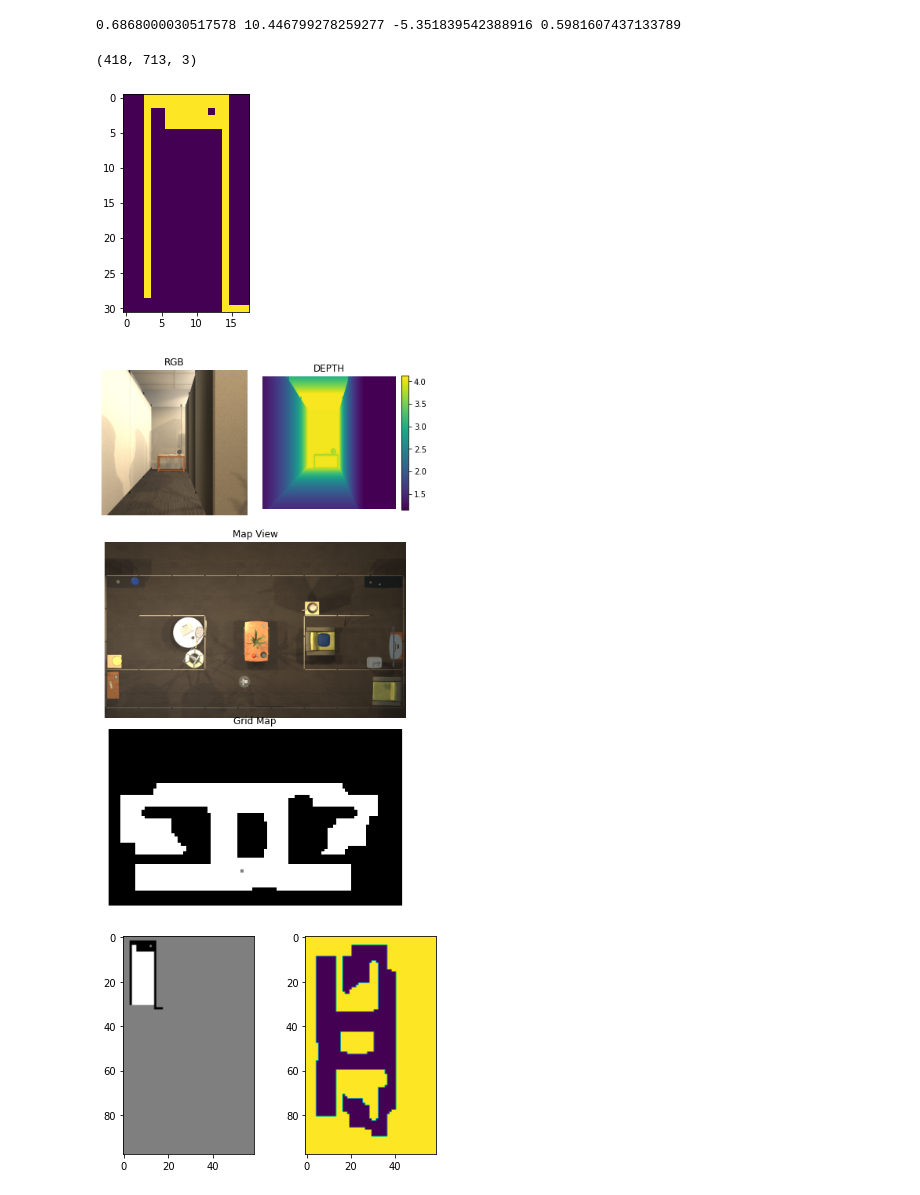
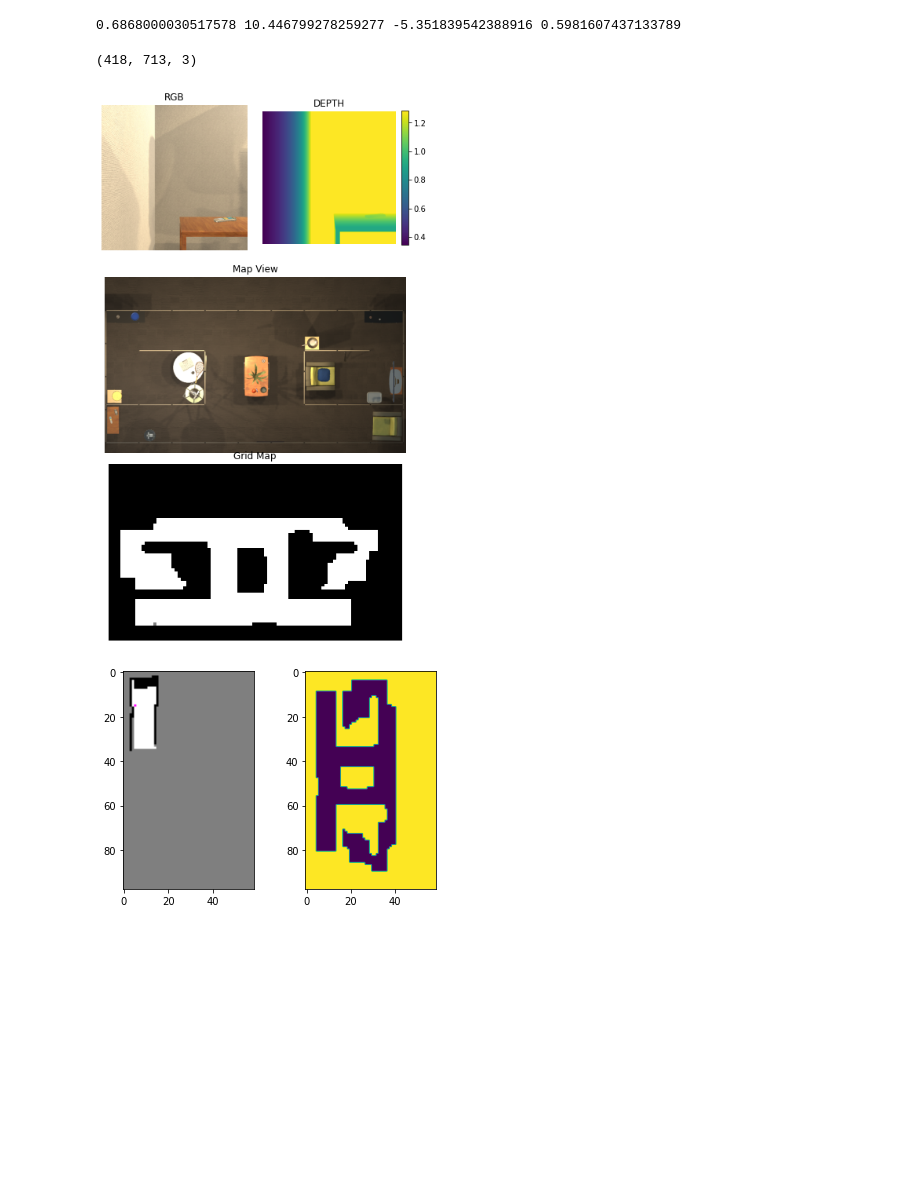
Before and after one commit to jeongeun980906/CoW-Reproduce, a Jupyter notebook: scan.ipynb, the cells around one changed output. Drawn from its saved outputs; the diff is of its cells as text; code cells hidden in the pictures; blank space fills up the shorter version.

```diff
--- a/scan.ipynb
+++ b/scan.ipynb
@@ -16,7 +16,7 @@ gridSize=0.05
 scene_name = "FloorPlan_Train8_1"
 controller = Controller(
     agentMode="locobot",
-    visibilityDistance=5.0,
+    visibilityDistance=2.0,
     scene = scene_name,
     gridSize=gridSize,
     movementGaussianSigma=0,
@@ -204,23 +257,22 @@ temp = gridmap(scene_bounds)
 # %% [output]
 0.6868000030517578 10.446799278259277 -5.351839542388916 0.5981607437133789
 # %%
-temp.scan(controller)
+temp_map = temp.scan_full(controller)
 
 pos = controller.last_event.metadata['agent']['position']
 imshow_grid = sm.plot(pos)
 plot_frames(controller.last_event,imshow_grid)
 
 plt.figure()
 plt.subplot(1,2,1)
 plt.imshow(temp.map)
 plt.subplot(1,2,2)
 plt.imshow(sm.gridmap)
 plt.show()
 # %% [output]
 (418, 713, 3)
-[figure, old version]
+[figure, new version]
-[figure, old version]
+[figure, new version]
-[figure, removed]
 # %%
 controller.step(
     action="Teleport",
```
Also changed, not shown: parts of 3 cells of this notebook.
